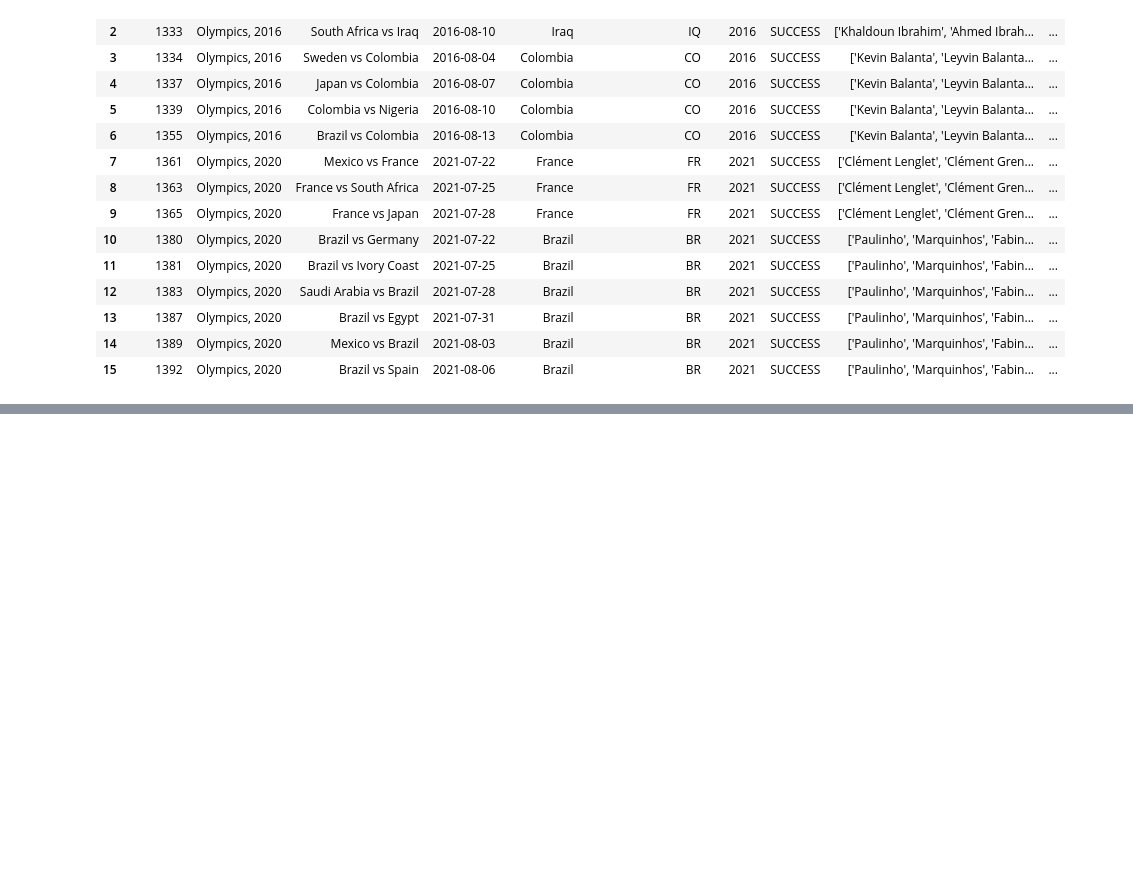
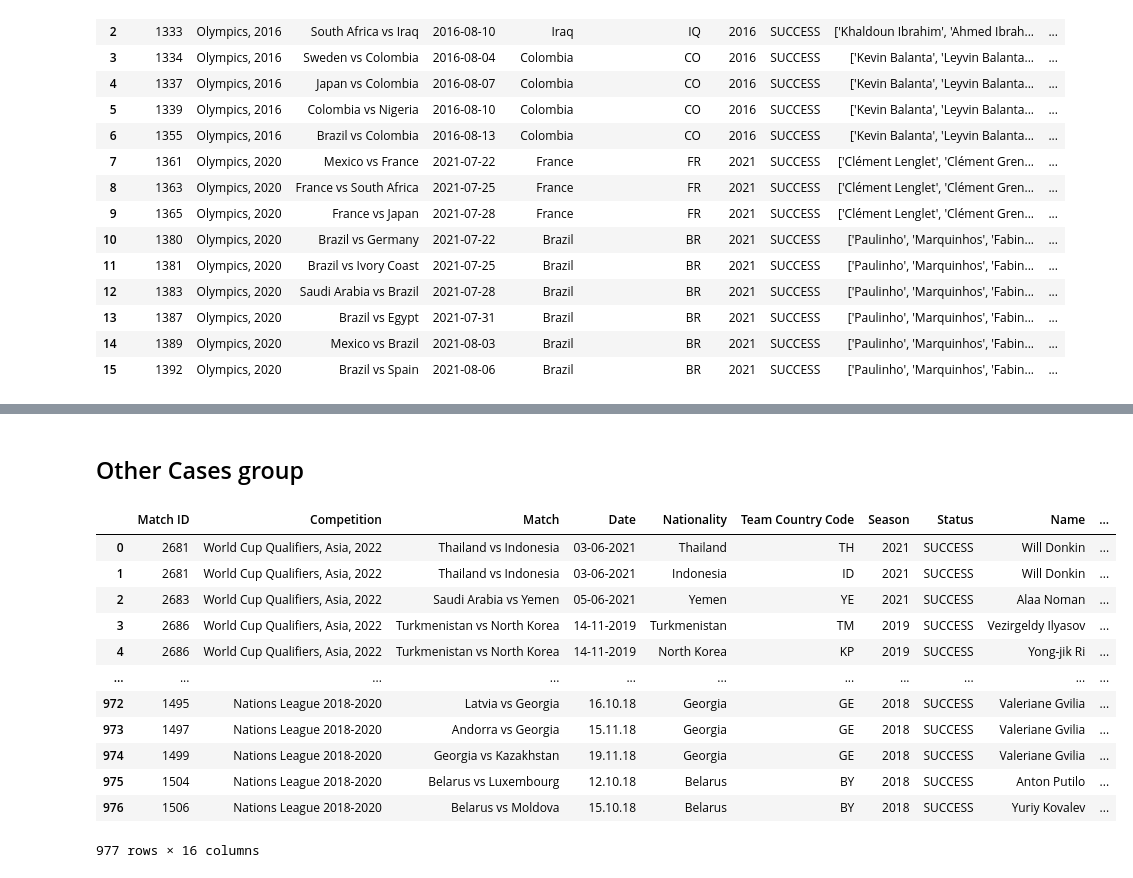
Before and after one commit to finnlsmith/footy_project_market_value_rankings, a Jupyter notebook: create_dataset_1/add_dfs_to_large_df.ipynb, the cells around one changed output, grey strips where cells are left out. Saved outputs shown, nothing was run; the diff lists cells and outputs as text; code cells hidden in the pictures; blank space fills up the shorter version.

```diff
--- a/create_dataset_1/add_dfs_to_large_df.ipynb
+++ b/create_dataset_1/add_dfs_to_large_df.ipynb
@@ -555,0 +603,36 @@ combined_df_may_6_newest.to_csv('combined_df_may_7_newest.csv')
+# %% [markdown]
+## Other Cases group
+# %%
+other_cases_group = load_csv_dataset('April 25 - CONCACAF & CONMEBOL OUT - DATA CSVs/Red Groups/ADD TO COMBINED DF/other_cases_DONE.csv')
+other_cases_group = other_cases_group.drop(columns={'Unnamed: 0.1', 'Unnamed: 0', 'Translated Name', 'To Remove', 'Status New'})
+for index, row in other_cases_group.iterrows():
+    if row['Status'] != 'FAIL - NO DATA':
+        other_cases_group.at[index, 'Status'] = 'SUCCESS'
+other_cases_group = other_cases_group.rename(columns={"Market Value New": 'Market Value', 'Country Code': 'Team Country Code'})
+other_cases_group['Name'] = other_cases_group['Name(s) Found']
+
+other_cases_group['Impute Required?'] = False
+desired_columns = [
+    'Match ID', 'Competition', 'Match', 'Date', 'Nationality',
+    'Team Country Code', 'Season', 'Status', 'Name', 'Market Value',
+    'Lookup Still Required?', 'Lookup Return Case', 'Impute Required?',
+    'Name(s) Found', 'ORIGINAL JERSEY', 'Match Case'
+]
+
+# Reorder columns
+other_cases_group = other_cases_group[desired_columns]
+other_cases_group
+# %% [output]
+|  | Match ID | Competition | Match | Date | Nationality | Team Country Code | Season | Status | Name | ... |
+| 0 | 2681 | World Cup Qualifiers, Asia, 2022 | Thailand vs Indonesia | 03-06-2021 | Thailand | TH | 2021 | SUCCESS | Will Donkin | ... |
+| 1 | 2681 | World Cup Qualifiers, Asia, 2022 | Thailand vs Indonesia | 03-06-2021 | Indonesia | ID | 2021 | SUCCESS | Will Donkin | ... |
+| 2 | 2683 | World Cup Qualifiers, Asia, 2022 | Saudi Arabia vs Yemen | 05-06-2021 | Yemen | YE | 2021 | SUCCESS | Alaa Noman | ... |
+| 3 | 2686 | World Cup Qualifiers, Asia, 2022 | Turkmenistan vs North Korea | 14-11-2019 | Turkmenistan | TM | 2019 | SUCCESS | Vezirgeldy Ilyasov | ... |
+| 4 | 2686 | World Cup Qualifiers, Asia, 2022 | Turkmenistan vs North Korea | 14-11-2019 | North Korea | KP | 2019 | SUCCESS | Yong-jik Ri | ... |
+| ... | ... | ... | ... | ... | ... | ... | ... | ... | ... | ... |
+| 972 | 1495 | Nations League 2018-2020 | Latvia vs Georgia | 16.10.18 | Georgia | GE | 2018 | SUCCESS | Valeriane Gvilia | ... |
+| 973 | 1497 | Nations League 2018-2020 | Andorra vs Georgia | 15.11.18 | Georgia | GE | 2018 | SUCCESS | Valeriane Gvilia | ... |
+| 974 | 1499 | Nations League 2018-2020 | Georgia vs Kazakhstan | 19.11.18 | Georgia | GE | 2018 | SUCCESS | Valeriane Gvilia | ... |
+| 975 | 1504 | Nations League 2018-2020 | Belarus vs Luxembourg | 12.10.18 | Belarus | BY | 2018 | SUCCESS | Anton Putilo | ... |
+| 976 | 1506 | Nations League 2018-2020 | Belarus vs Moldova | 15.10.18 | Belarus | BY | 2018 | SUCCESS | Yuriy Kovalev | ... |
+977 rows × 16 columns
```
Also changed, not shown: parts of 13 cells of this notebook, 32 other files.
